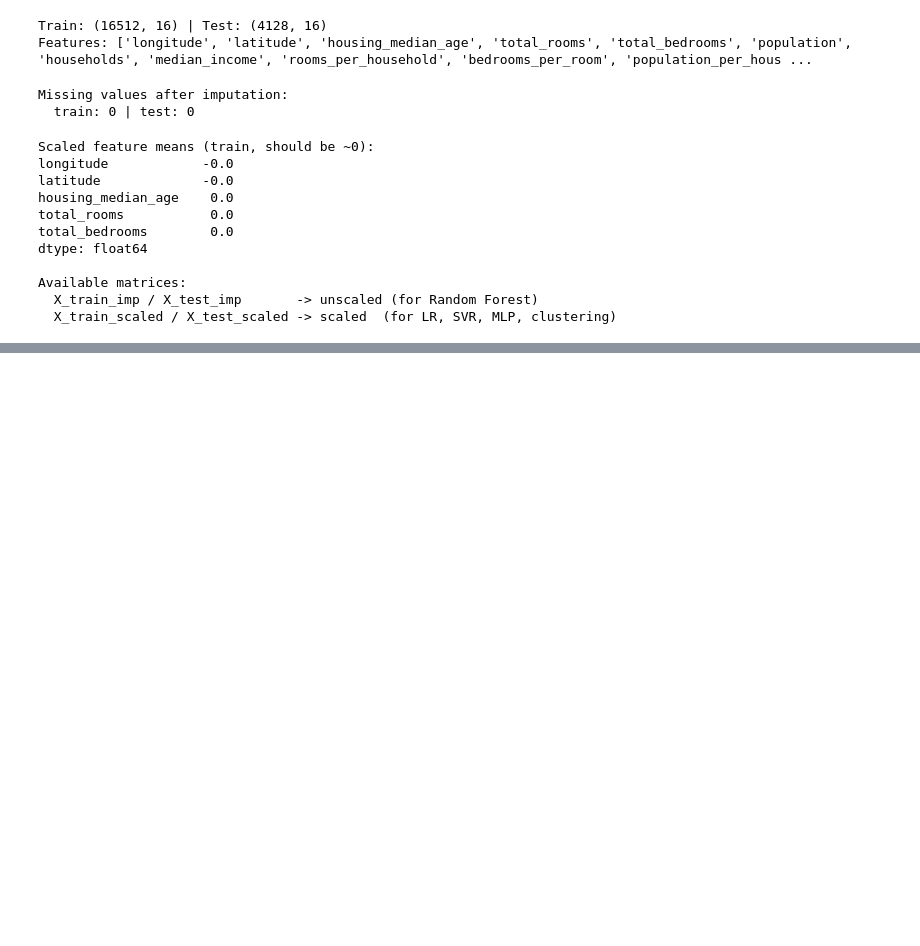
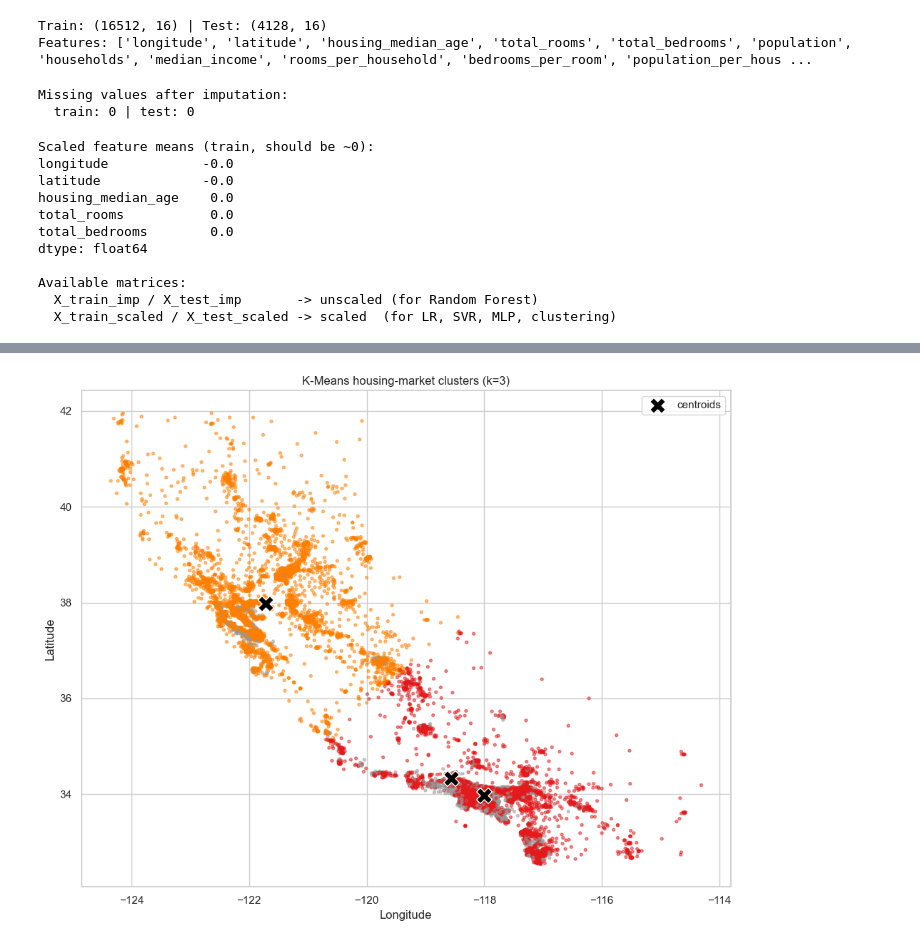
Before and after one commit to Arush70/California-House-Pridictor, a Jupyter notebook: notebooks/Training_Models.ipynb, the cells around one changed output, grey strips where cells are left out. Drawn from its saved outputs; the diff is of its cells as text; code cells hidden in the pictures; blank space fills up the shorter version.

```diff
--- a/notebooks/Training_Models.ipynb
+++ b/notebooks/Training_Models.ipynb
@@ -533,0 +642,23 @@ Available matrices:
+# %%
+# Stage 7c: Geographic visualisation of clusters
+# Shows the market segments mapped onto California — the interpretability
+# analogue of a t-SNE plot for this spatial dataset.
+
+
+
+plt.figure(figsize=(10, 8))
+sc = plt.scatter(train_view["longitude"], train_view["latitude"],
+                 c=train_view["cluster"], cmap="Set1", s=8, alpha=0.5)
+plt.scatter(
+    kmeans.cluster_centers_[:, 0] * scaler.scale_[X_train_scaled.columns.get_loc("longitude")] + scaler.mean_[X_train_scaled.columns.get_loc("longitude")],
+    kmeans.cluster_centers_[:, 1] * scaler.scale_[X_train_scaled.columns.get_loc("latitude")] + scaler.mean_[X_train_scaled.columns.get_loc("latitude")],
+    c="black", marker="X", s=250, label="centroids", edgecolors="white"
+)
+plt.xlabel("Longitude"); plt.ylabel("Latitude")
+plt.title(f"K-Means housing-market clusters (k={K_FINAL})")
+plt.legend()
+plt.tight_layout()
+plt.savefig("../figures/cluster_map.png", dpi=150, bbox_inches="tight")
+plt.show()
+# %% [output]
+[figure, added]
```
Also changed, not shown: parts of 5 cells of this notebook, 4 other files.
